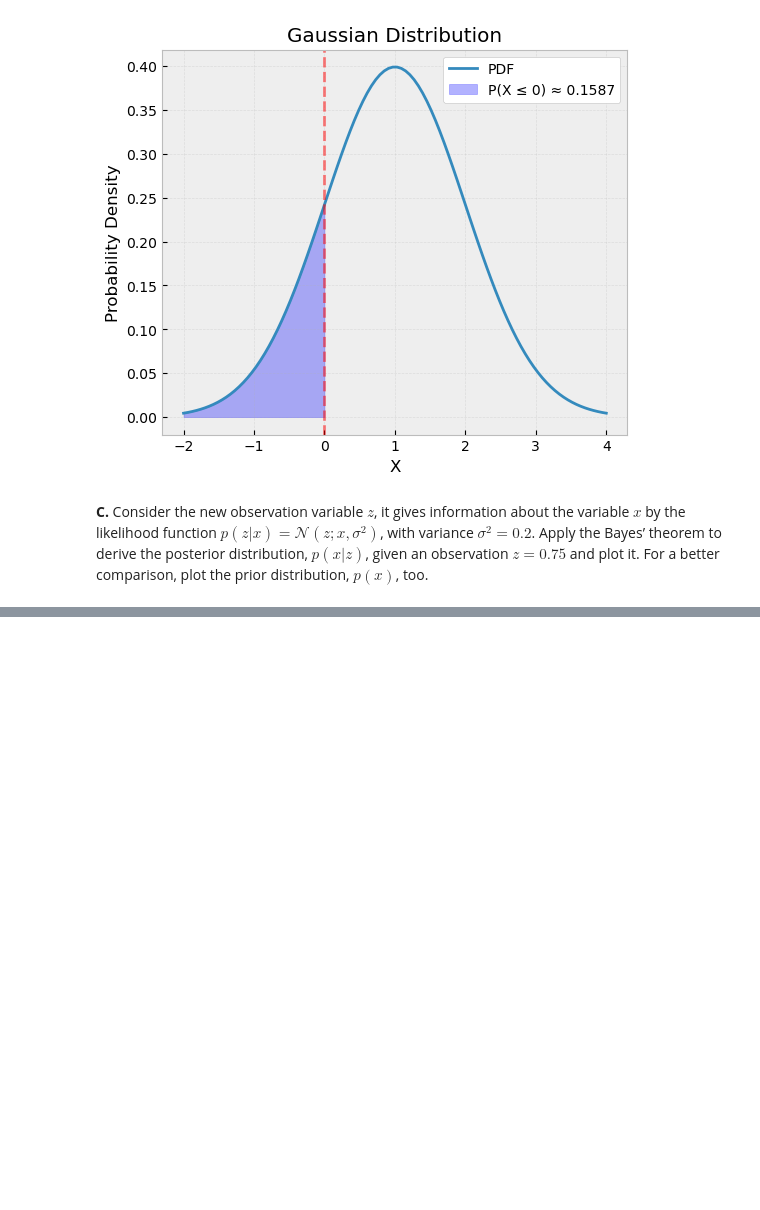
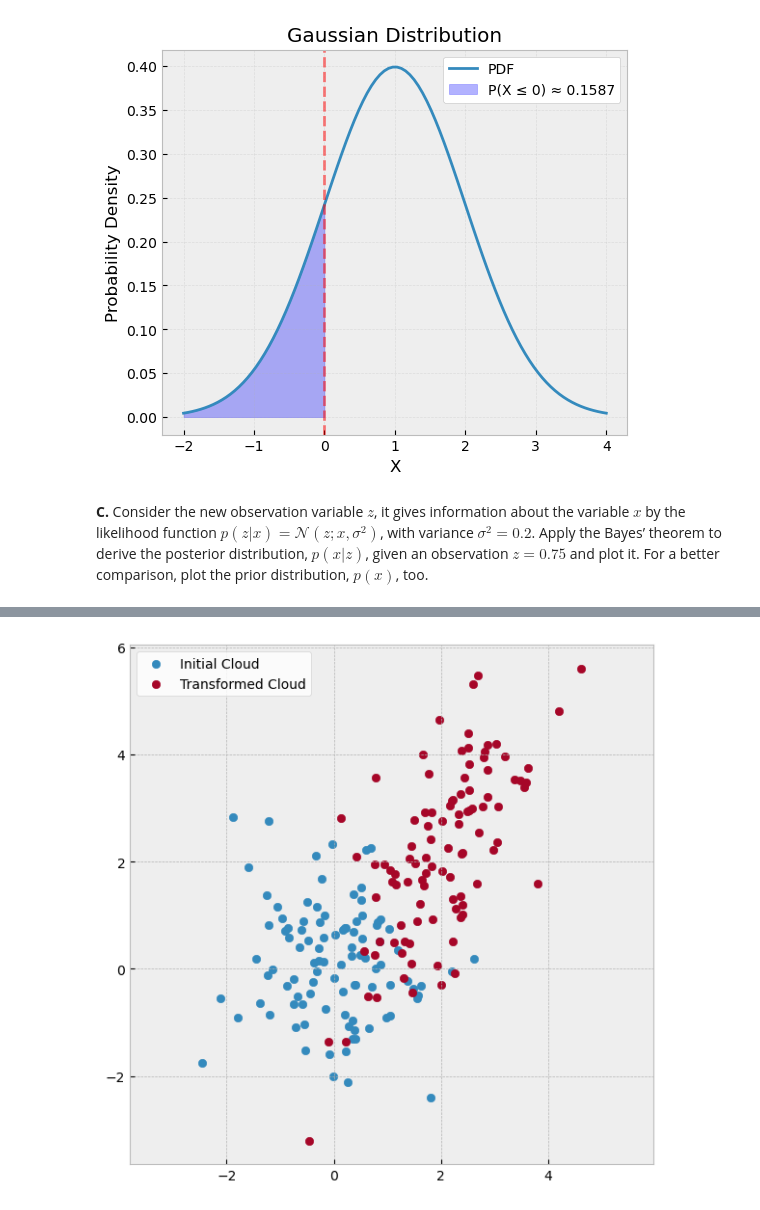
Before and after one commit to Fatyhich/sk_perception, a Jupyter notebook: PS/PS1_Fatykhich.ipynb, the cells around one changed output, grey strips where cells are left out. Saved outputs shown, nothing was run; the diff lists cells and outputs as text; code cells hidden in the pictures; blank space fills up the shorter version.

```diff
--- a/PS/PS1_Fatykhich.ipynb
+++ b/PS/PS1_Fatykhich.ipynb
@@ -88,0 +191,25 @@ plt.show()
+# %%
+n_samples = 100
+original_cloud = np.random.randn(n_samples, 2)
+
+mean = np.array([
+    [2],
+    [2]
+])
+
+cov = np.array([
+    [1, 1.3],
+    [1.3, 3]
+])
+
+A = np.linalg.cholesky(cov)
+cloud = (A @ original_cloud.T + mean).T
+
+plt.figure(figsize=(7,7))
+plt.scatter(original_cloud[:,0], original_cloud[:,1],label='Initial Cloud')
+plt.scatter(cloud[:,0], cloud[:,1],label='Transformed Cloud')
+plt.axis('equal')
+plt.legend(facecolor='white')
+plt.show()
+# %% [output]
+[figure, added]
```
Also changed, not shown: parts of 9 cells of this notebook.
